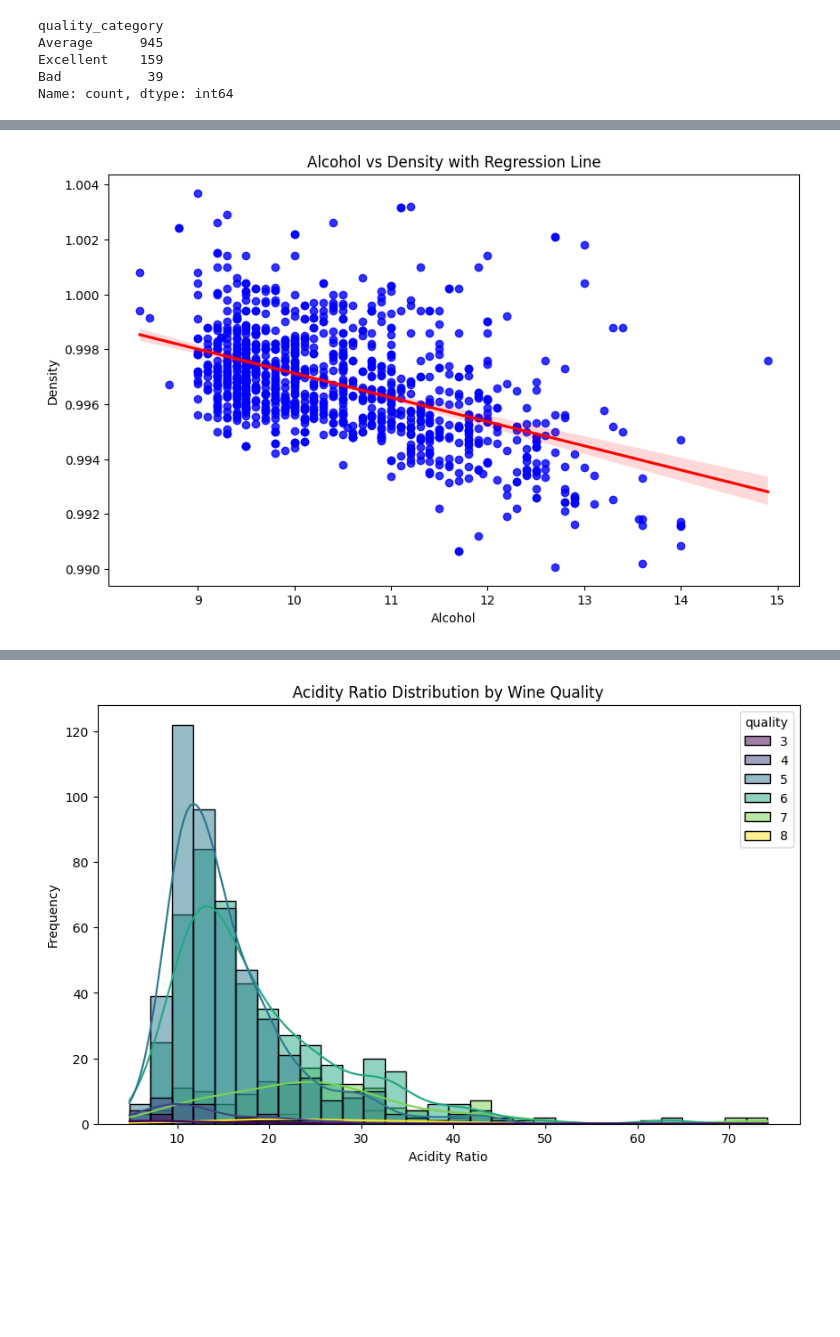
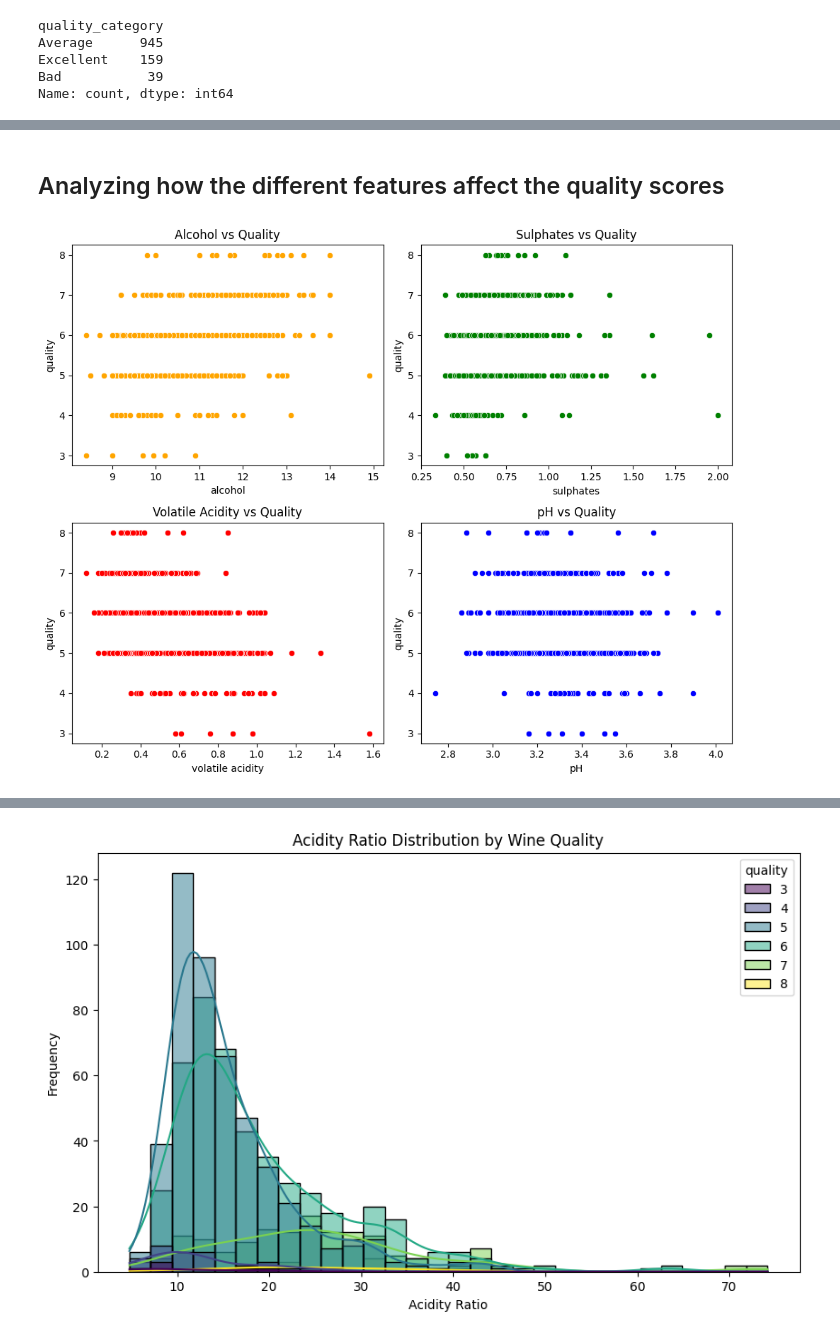
Before and after one commit to Manzilchalise/Project-fds-, a Jupyter notebook: project.ipynb, the cells around one changed output, grey strips where cells are left out. Saved outputs shown, nothing was run; the diff lists cells and outputs as text; code cells hidden in the pictures; blank space fills up the shorter version.

```diff
--- a/project.ipynb
+++ b/project.ipynb
@@ -238,19 +141,30 @@ plt.show()
-# %%
-# Scatter plot with regression line for alcohol vs density
-plt.figure(figsize=(10, 6))
-sns.regplot(x='alcohol', y='density', data=df, scatter_kws={'color': 'blue'}, line_kws={'color': 'red'})
-plt.title('Alcohol vs Density with Regression Line')
-plt.xlabel('Alcohol')
-plt.ylabel('Density')
-plt.show()
-# %% [output]
-[figure, removed]
-# %%
-# Creating the Acidity Ratio feature
-df['acidity_ratio'] = df['fixed acidity'] / df['volatile acidity']
-# %%
-# Creating the Sulfur Balance feature
-df['sulfur_balance'] = df['free sulfur dioxide'] / df['total sulfur dioxide']
-# %%
-# Creating the Sugar-Alcohol Ratio feature
-df['sugar_alcohol_ratio'] = df['residual sugar'] / df['alcohol']
+# %% [markdown]
+## Analyzing how the different features affect the quality scores
+# %%
+# Plot key features vs. quality
+plt.figure(figsize=(10, 8))
+
+# Alcohol vs Quality
+plt.subplot(2, 2, 1)
+sns.scatterplot(x='alcohol', y='quality', data=df, color='orange')
+plt.title('Alcohol vs Quality')
+
+# Sulphates vs Quality
+plt.subplot(2, 2, 2)
+sns.scatterplot(x='sulphates', y='quality', data=df, color='green')
+plt.title('Sulphates vs Quality')
+
+# Volatile Acidity vs Quality
+plt.subplot(2, 2, 3)
+sns.scatterplot(x='volatile acidity', y='quality', data=df, color='red')
+plt.title('Volatile Acidity vs Quality')
+
+# pH vs Quality
+plt.subplot(2, 2, 4)
+sns.scatterplot(x='pH', y='quality', data=df, color='blue')
+plt.title('pH vs Quality')
+
+plt.tight_layout()
+plt.show()
+# %% [output]
+[figure, added]
```
Also changed, not shown: parts of 48 cells of this notebook.
